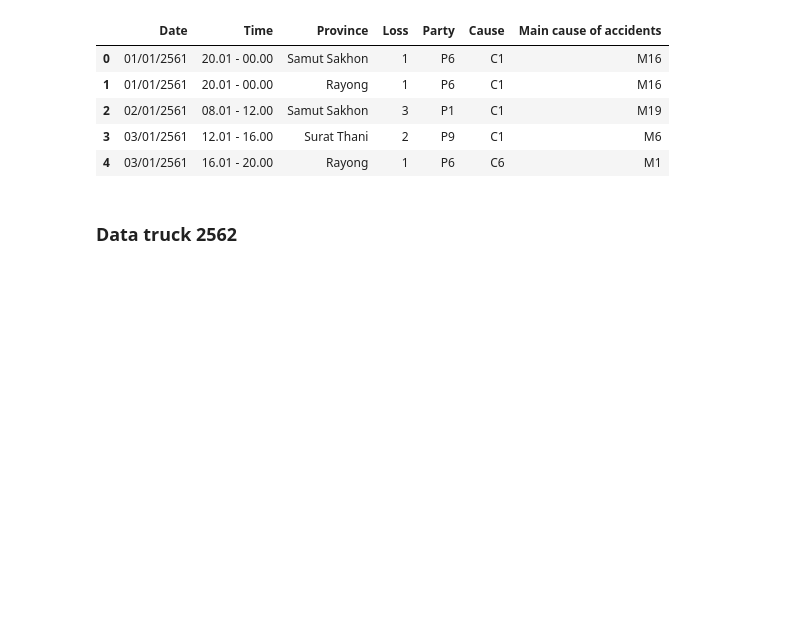
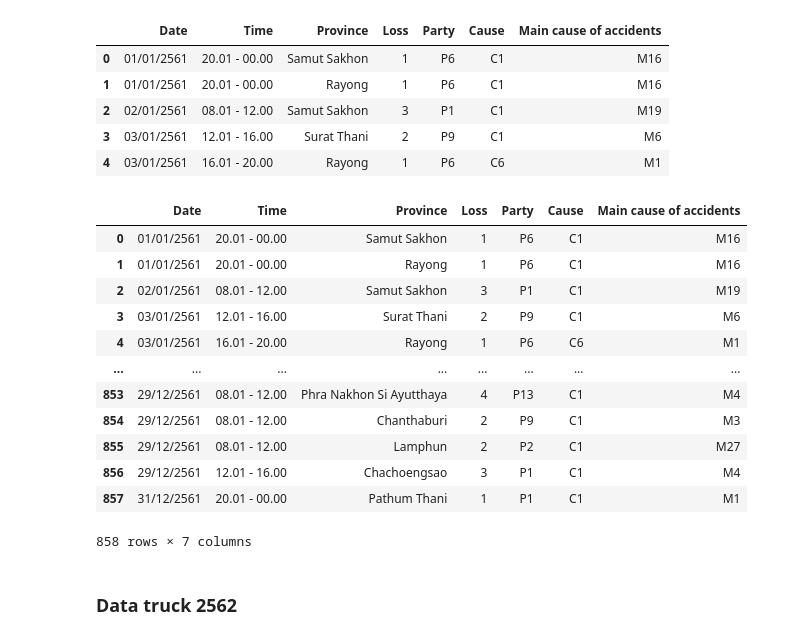
Before and after one commit to Thippawan72/BSC_DPDM23, a Jupyter notebook: Group_project2.ipynb, the cells around one changed output. Drawn from its saved outputs; the diff is of its cells as text; code cells hidden in the pictures; blank space fills up the shorter version.

```diff
--- a/Group_project2.ipynb
+++ b/Group_project2.ipynb
@@ -1058,6 +1065,22 @@ data_truck_6111.head()
 | 2 | 02/01/2561 | 08.01 - 12.00 | Samut Sakhon | 3 | P1 | C1 | M19 |
 | 3 | 03/01/2561 | 12.01 - 16.00 | Surat Thani | 2 | P9 | C1 | M6 |
 | 4 | 03/01/2561 | 16.01 - 20.00 | Rayong | 1 | P6 | C6 | M1 |
+# %%
+data_truck_6111
+# %% [output]
+|  | Date | Time | Province | Loss | Party | Cause | Main cause of accidents |
+| 0 | 01/01/2561 | 20.01 - 00.00 | Samut Sakhon | 1 | P6 | C1 | M16 |
+| 1 | 01/01/2561 | 20.01 - 00.00 | Rayong | 1 | P6 | C1 | M16 |
+| 2 | 02/01/2561 | 08.01 - 12.00 | Samut Sakhon | 3 | P1 | C1 | M19 |
+| 3 | 03/01/2561 | 12.01 - 16.00 | Surat Thani | 2 | P9 | C1 | M6 |
+| 4 | 03/01/2561 | 16.01 - 20.00 | Rayong | 1 | P6 | C6 | M1 |
+| ... | ... | ... | ... | ... | ... | ... | ... |
+| 853 | 29/12/2561 | 08.01 - 12.00 | Phra Nakhon Si Ayutthaya | 4 | P13 | C1 | M4 |
+| 854 | 29/12/2561 | 08.01 - 12.00 | Chanthaburi | 2 | P9 | C1 | M3 |
+| 855 | 29/12/2561 | 08.01 - 12.00 | Lamphun | 2 | P2 | C1 | M27 |
+| 856 | 29/12/2561 | 12.01 - 16.00 | Chachoengsao | 3 | P1 | C1 | M4 |
+| 857 | 31/12/2561 | 20.01 - 00.00 | Pathum Thani | 1 | P1 | C1 | M1 |
+858 rows × 7 columns
 # %% [markdown]
 ### Data truck 2562
 # %%
```
Also changed, not shown: parts of 37 cells of this notebook.
